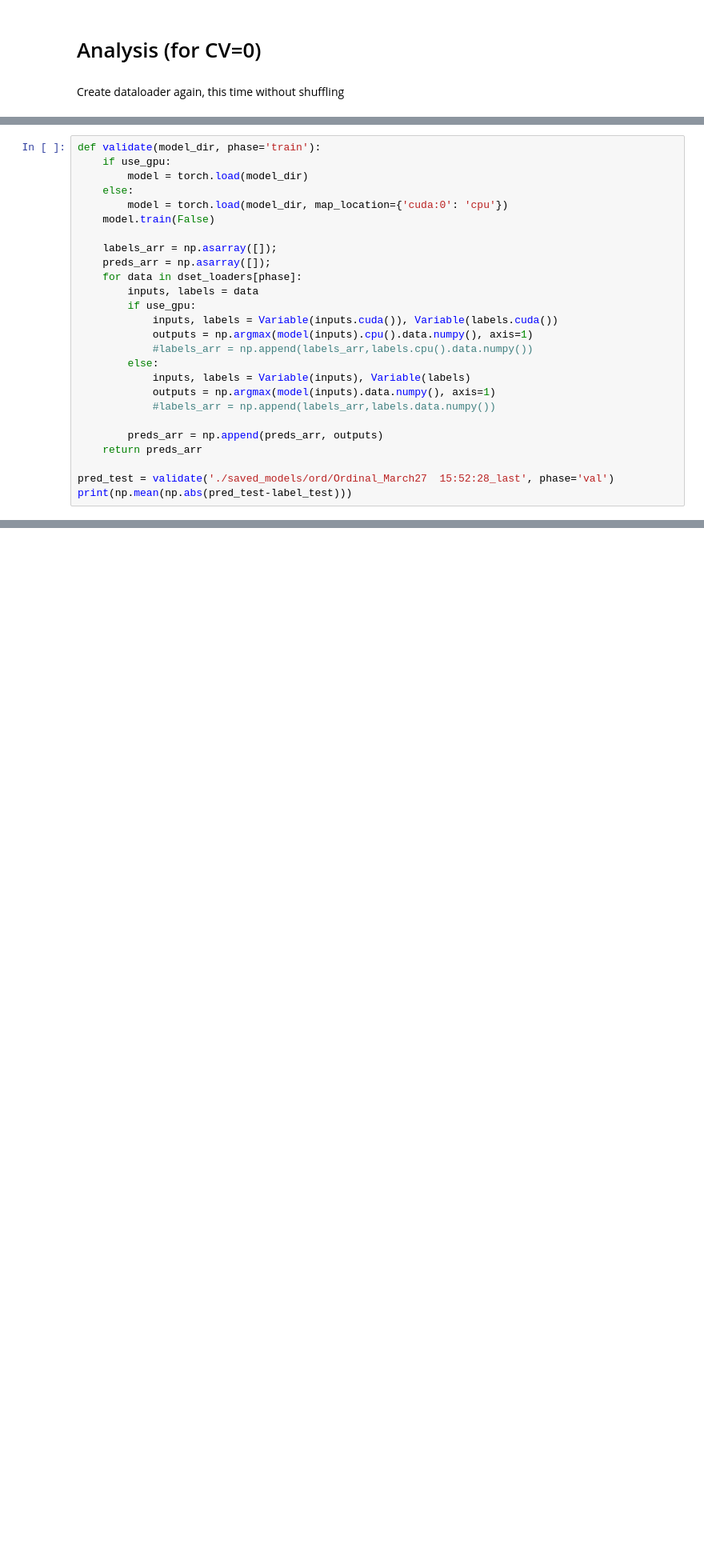
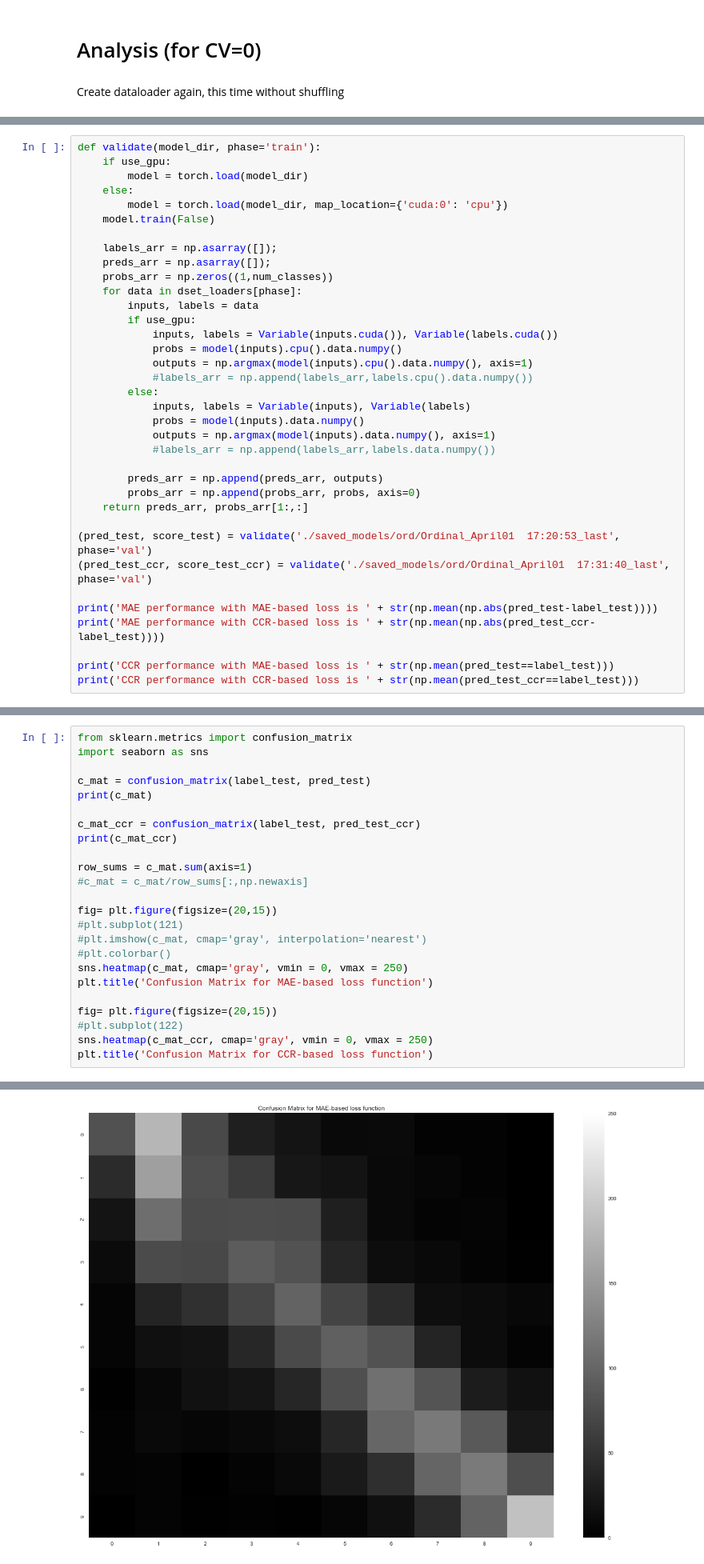
Before and after one commit to ozantezcan/Object-Counting-in-Amazon-Bin-Image-Dataset, a Jupyter notebook: Syntehtic Data.ipynb, the cells around one changed output, grey strips where cells are left out. Shown: that part at 80% size. Saved outputs shown, nothing was run; the diff lists cells and outputs as text; blank space fills up the shorter version.

```diff
--- a/Syntehtic Data.ipynb
+++ b/Syntehtic Data.ipynb
@@ -1003,20 +1003,30 @@ def validate(model_dir, phase='train'):
 
     labels_arr = np.asarray([]);
     preds_arr = np.asarray([]);
+    probs_arr = np.zeros((1,num_classes))
     for data in dset_loaders[phase]:
         inputs, labels = data
         if use_gpu:
             inputs, labels = Variable(inputs.cuda()), Variable(labels.cuda())
+            probs = model(inputs).cpu().data.numpy()
             outputs = np.argmax(model(inputs).cpu().data.numpy(), axis=1)
             #labels_arr = np.append(labels_arr,labels.cpu().data.numpy())
         else:
             inputs, labels = Variable(inputs), Variable(labels)
+            probs = model(inputs).data.numpy()
             outputs = np.argmax(model(inputs).data.numpy(), axis=1)
             #labels_arr = np.append(labels_arr,labels.data.numpy())
 
         preds_arr = np.append(preds_arr, outputs)
-    return preds_arr
+        probs_arr = np.append(probs_arr, probs, axis=0)
+    return preds_arr, probs_arr[1:,:]
 
-pred_test = validate('./saved_models/ord/Ordinal_March27  15:52:28_last', phase='val')
-print(np.mean(np.abs(pred_test-label_test)))
+(pred_test, score_test) = validate('./saved_models/ord/Ordinal_April01  17:20:53_last', phase='val')
+(pred_test_ccr, score_test_ccr) = validate('./saved_models/ord/Ordinal_April01  17:31:40_last', phase='val')
+
+print('MAE performance with MAE-based loss is ' + str(np.mean(np.abs(pred_test-label_test))))
+print('MAE performance with CCR-based loss is ' + str(np.mean(np.abs(pred_test_ccr-label_test))))
+
+print('CCR performance with MAE-based loss is ' + str(np.mean(pred_test==label_test)))
+print('CCR performance with CCR-based loss is ' + str(np.mean(pred_test_ccr==label_test)))
 # %% [output]
@@ -1023,0 +1107,25 @@ print(np.mean(np.abs(pred_test-label_test)))
+# %%
+from sklearn.metrics import confusion_matrix
+import seaborn as sns
+
+c_mat = confusion_matrix(label_test, pred_test)
+print(c_mat)
+
+c_mat_ccr = confusion_matrix(label_test, pred_test_ccr)
+print(c_mat_ccr)
+
+row_sums = c_mat.sum(axis=1)
+#c_mat = c_mat/row_sums[:,np.newaxis]
+
+fig= plt.figure(figsize=(20,15))
+#plt.subplot(121)
+#plt.imshow(c_mat, cmap='gray', interpolation='nearest')
+#plt.colorbar()
+sns.heatmap(c_mat, cmap='gray', vmin = 0, vmax = 250)
+plt.title('Confusion Matrix for MAE-based loss function')
+
+fig= plt.figure(figsize=(20,15))
+#plt.subplot(122)
+sns.heatmap(c_mat_ccr, cmap='gray', vmin = 0, vmax = 250)
+plt.title('Confusion Matrix for CCR-based loss function')
+# %% [output]
@@ -1023,0 +1153 @@ print(np.mean(np.abs(pred_test-label_test)))
+[figure, added]
```
Also changed, not shown: parts of 21 cells of this notebook.
